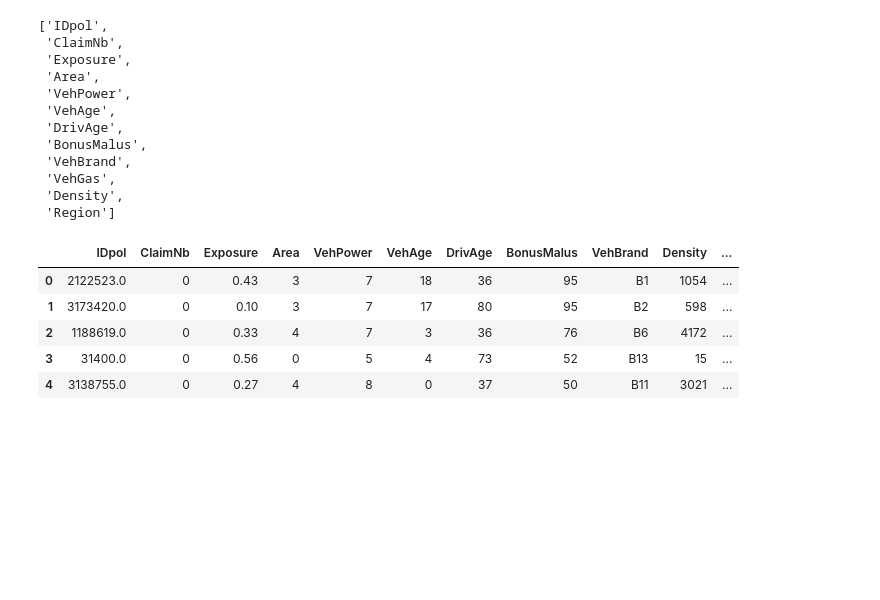
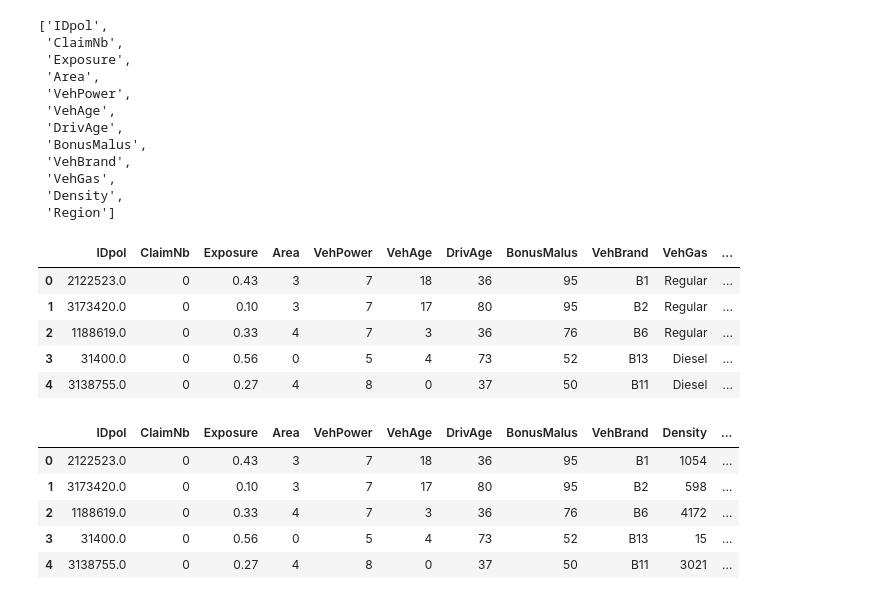
Before and after one commit to radostboyadzhieva/Machine-Learning-Project, a Jupyter notebook: EDA.ipynb, the cells around one changed output. Saved outputs shown, nothing was run; the diff lists cells and outputs as text; code cells hidden in the pictures; blank space fills up the shorter version.

```diff
--- a/EDA.ipynb
+++ b/EDA.ipynb
@@ -25,6 +25,15 @@ list(df.columns)
  'VehGas',
  'Density',
  'Region']
+# %%
+df.head()
+# %% [output]
+|  | IDpol | ClaimNb | Exposure | Area | VehPower | VehAge | DrivAge | BonusMalus | VehBrand | VehGas | ... |
+| 0 | 2122523.0 | 0 | 0.43 | 3 | 7 | 18 | 36 | 95 | B1 | Regular | ... |
+| 1 | 3173420.0 | 0 | 0.10 | 3 | 7 | 17 | 80 | 95 | B2 | Regular | ... |
+| 2 | 1188619.0 | 0 | 0.33 | 4 | 7 | 3 | 36 | 76 | B6 | Regular | ... |
+| 3 | 31400.0 | 0 | 0.56 | 0 | 5 | 4 | 73 | 52 | B13 | Diesel | ... |
+| 4 | 3138755.0 | 0 | 0.27 | 4 | 8 | 0 | 37 | 50 | B11 | Diesel | ... |
 # %%
 df['VehIsregular'] = df['VehGas'] == 'Regular'
 df = df.drop(columns= 'VehGas')
```
Also changed, not shown: parts of 3 cells of this notebook, 2 other files.
